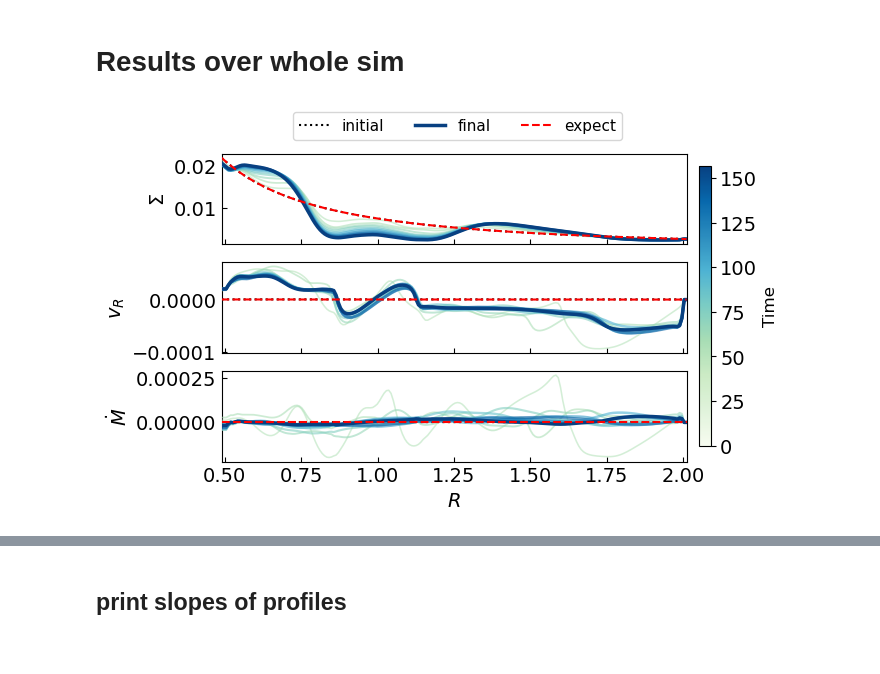
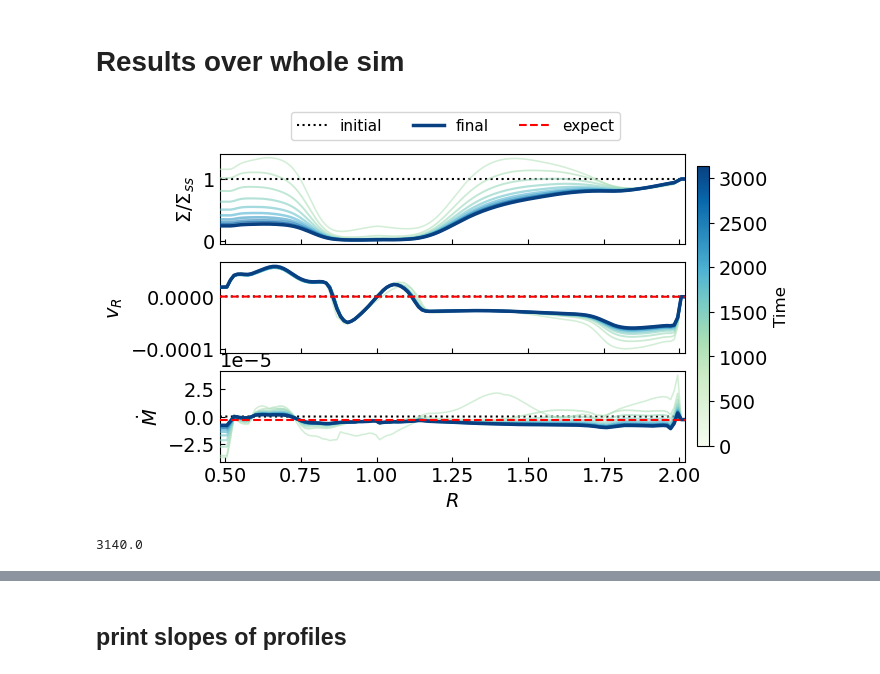
Before and after one commit to Jupiter1994/athena-warps, a Jupyter notebook: warped-disks/jiarus_diagnosis_2d.ipynb, the cells around one changed output, grey strips where cells are left out. Saved outputs shown, nothing was run; the diff lists cells and outputs as text; code cells hidden in the pictures.

```diff
--- a/warped-disks/jiarus_diagnosis_2d.ipynb
+++ b/warped-disks/jiarus_diagnosis_2d.ipynb
@@ -13,7 +13,7 @@ import athena_read
 import glob
 # %%
 ## Snapshots registration
-sim_name = 'disk-2d-planet1a'
+sim_name = 'disk-2d-planet1'
 path = '/scratch/phn2956/' + sim_name + '/'
 #path = '/scratch/phn2956/disk_2d_viscous_gap/'
 snapshot_list = sorted(glob.glob(path+'disk.out1.*.athdf'))
@@ -22,7 +22,7 @@ snapshot_list = sorted(glob.glob(path+'disk.out1.*.athdf'))
 # %%
 ## Plot density, v_r, and Mdot
 
-snapshot_plot = snapshot_list[0:11:1]
+snapshot_plot = snapshot_list[0:101:10]
 
 ## NOTE: I think the color scaling is wrong when the first snapshot isn't i=0, but it's a minor point
 norm   = mcolors.PowerNorm(gamma=1.5, vmin=0, vmax=len(snapshot_plot)-1)
@@ -73,7 +73,8 @@ for i, frame in enumerate(snapshot_plot):
     else:
         kws = {'c': current_color, 'lw': lw, 'alpha': 0.6, 'zorder': zorder}
 
-    axs[0].plot(rad_app,Sigma,**kws)
+    Sigma_sol = Sigma[-1] * (rad_app/rad_app[-1])**-1.5
+    axs[0].plot(rad_app,Sigma/Sigma_sol,**kws)
     axs[1].plot(rad_app,vr,**kws)
     axs[2].plot(rad_app,Mdot,**kws)
 
@@ -83,38 +84,42 @@ cbar = fig.colorbar(sm, cax=cbar_ax)
 cbar.set_label('Time', fontsize=12)
 
 #### Add analytical solutions
-Sigma_sol = Sigma[-1] * (rad_app/rad_app[-1])**-1.5
+#Sigma_sol = Sigma[-1] * (rad_app/rad_app[-1])**-1.5
 vR_sol    = vr[-1] * (rad_app/rad_app[-1])**0.5
 Mdot_sol  = Mdot[-1] * (rad_app/rad_app[-1])**0
 
 kws_theory = {'c': 'r', 'lw': 1.5, 'ls': '--', 'zorder': zorder+200}
-axs[0].plot(rad_app,Sigma_sol,**kws_theory)
+#axs[0].plot(rad_app,Sigma_sol,**kws_theory)
 axs[1].plot(rad_app,vR_sol,**kws_theory)
 axs[2].plot(rad_app,Mdot_sol,**kws_theory)
 axs[0].plot([],[],c='r',lw=1.5,ls='--',zorder=zorder+200,label='expect')
 
 #### labels
-axs[0].set_ylabel(r'$\Sigma$')
+axs[0].set_ylabel(r'$\Sigma/\Sigma_{ss}$')
 axs[1].set_ylabel(r'$v_{R}$')
 axs[2].set_ylabel(r'$\dot{M}$')
 axs[-1].set_xlabel(r'$R$')
 axs[-1].set_xlim(rad_app[[0, -1]])
 
 axs[0].legend(
     fontsize=11,
     loc='upper left',
     bbox_to_anchor=(0.15, 1.02, 0.9, .452),
     ncol=3,
     #mode="expand",
     borderaxespad=0.1
 )
 
 
 for ax in axs.flatten():
     ax.tick_params(which='both',direction='in')
 
-save_fig = False
+save_fig = True
 if save_fig:
     plt.savefig("Figs/Snapshots/" + sim_name + "-snapshots.png", bbox_inches='tight')
 # %% [output]
-[figure, old version]
+[figure, new version]
+# %%
+print(t_sim)
+# %% [output]
+3140.0
```
Also changed, not shown: parts of 2 cells of this notebook, 1 other file.
